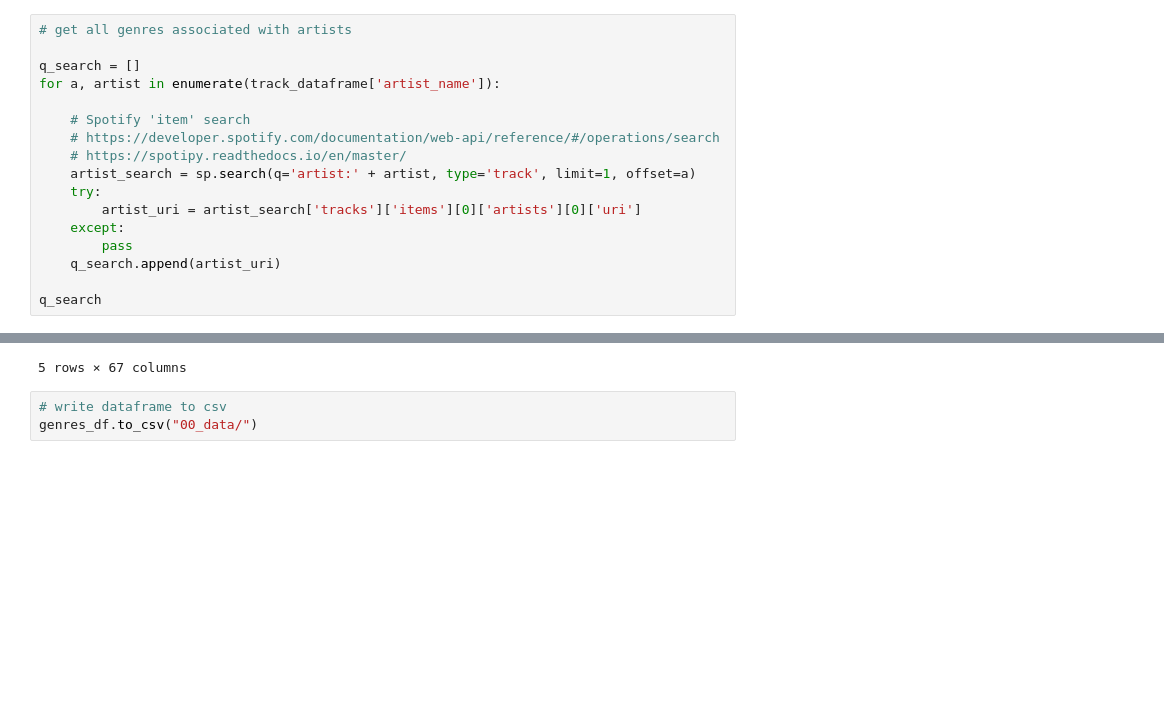
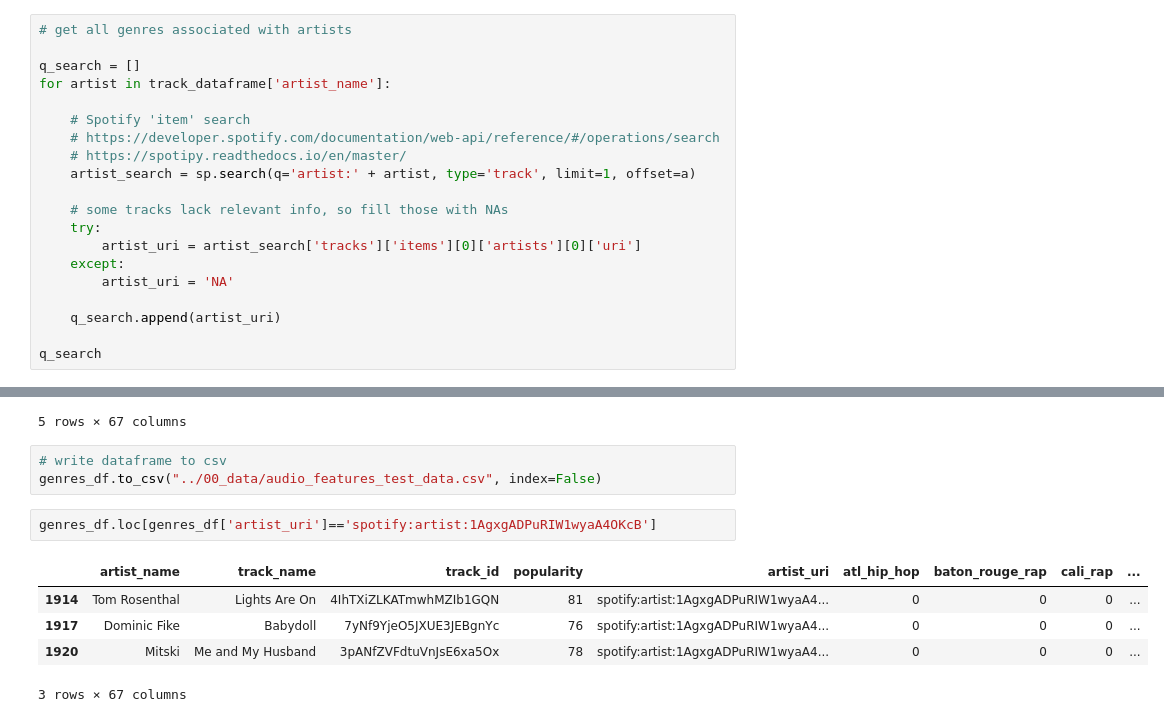
Before and after one commit to ariana94/Audio-Feature-API-Analyis-, a Jupyter notebook: 01_APIs/Pulling_Spotify_Data.ipynb, the cells around one changed output, grey strips where cells are left out. Saved outputs shown, nothing was run; the diff lists cells and outputs as text; blank space fills up the shorter version.

```diff
--- a/01_APIs/Pulling_Spotify_Data.ipynb
+++ b/01_APIs/Pulling_Spotify_Data.ipynb
@@ -94,16 +94,19 @@ track_dataframe.head(10)
 # get all genres associated with artists
 
 q_search = []
-for a, artist in enumerate(track_dataframe['artist_name']):
+for artist in track_dataframe['artist_name']:
 
     # Spotify 'item' search
     # https://developer.spotify.com/documentation/web-api/reference/#/operations/search
     # https://spotipy.readthedocs.io/en/master/
     artist_search = sp.search(q='artist:' + artist, type='track', limit=1, offset=a)
+
+    # some tracks lack relevant info, so fill those with NAs
     try:
         artist_uri = artist_search['tracks']['items'][0]['artists'][0]['uri']
     except:
-        pass
+        artist_uri = 'NA'
+
     q_search.append(artist_uri)
 
 q_search
@@ -338,4 +343,12 @@ genres_df.head()
 5 rows × 67 columns
 # %%
 # write dataframe to csv
-genres_df.to_csv("00_data/")
+genres_df.to_csv("../00_data/audio_features_test_data.csv", index=False)
+# %%
+genres_df.loc[genres_df['artist_uri']=='spotify:artist:1AgxgADPuRIW1wyaA4OKcB']
+# %% [output]
+|  | artist_name | track_name | track_id | popularity | artist_uri | atl_hip_hop | baton_rouge_rap | cali_rap | ... |
+| 1914 | Tom Rosenthal | Lights Are On | 4IhTXiZLKATmwhMZIb1GQN | 81 | spotify:artist:1AgxgADPuRIW1wyaA4... | 0 | 0 | 0 | ... |
+| 1917 | Dominic Fike | Babydoll | 7yNf9YjeO5JXUE3JEBgnYc | 76 | spotify:artist:1AgxgADPuRIW1wyaA4... | 0 | 0 | 0 | ... |
+| 1920 | Mitski | Me and My Husband | 3pANfZVFdtuVnJsE6xa5Ox | 78 | spotify:artist:1AgxgADPuRIW1wyaA4... | 0 | 0 | 0 | ... |
+3 rows × 67 columns
```
Also changed, not shown: parts of 6 cells of this notebook, 7 other files.
